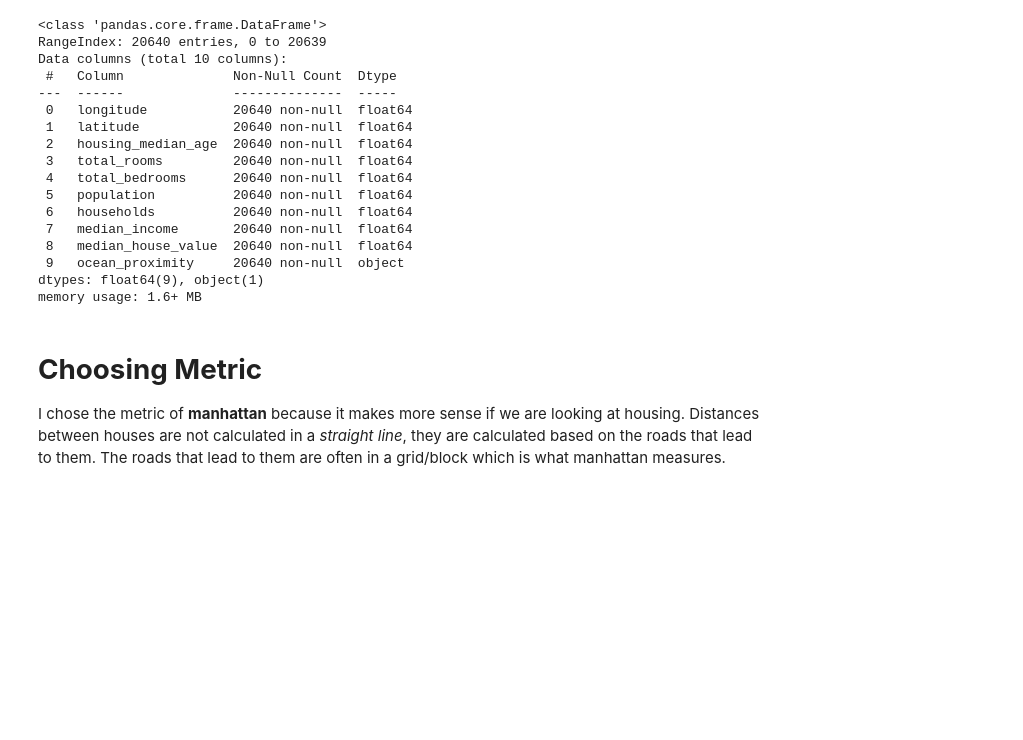
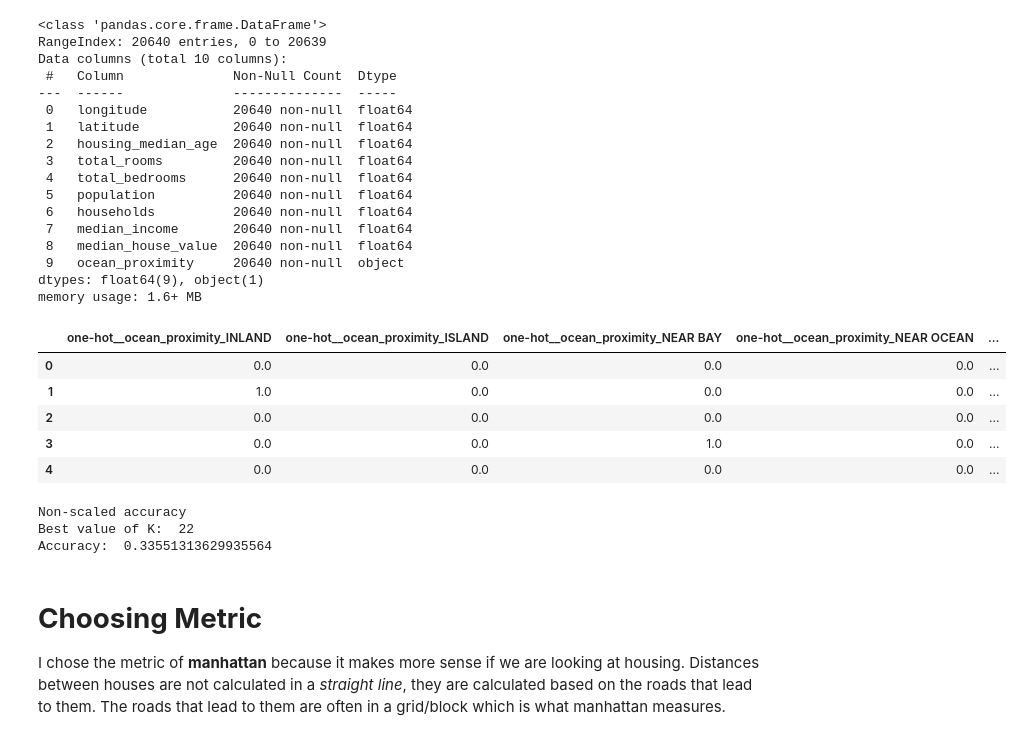
Before and after one commit to YKhalitov/College-Projects, a Jupyter notebook: RIT-Projects/Machine Learning - CSCI 335/HW2.ipynb, the cells around one changed output. Saved outputs shown, nothing was run; the diff lists cells and outputs as text; code cells hidden in the pictures; blank space fills up the shorter version.

```diff
--- a/RIT-Projects/Machine Learning - CSCI 335/HW2.ipynb
+++ b/RIT-Projects/Machine Learning - CSCI 335/HW2.ipynb
@@ -14,7 +14,7 @@ from sklearn.pipeline import Pipeline
 import sklearn.metrics as metrics
 # %%
 # Read in the data & setup
-Data = pd.read_csv("houses.csv")
+Data = pd.read_csv("https://raw.githubusercontent.com/anton-selitskiy/RIT_ML/main/2024_spring/Homeworks/HW2/HW2/houses.csv")
 onee = OneHotEncoder(drop='first')
 imp = SimpleImputer()
 sc = StandardScaler()
@@ -53,6 +53,14 @@ X_train, X_val, y_train, y_val = train_test_split(X_train, y_train, test_size=0.
 # %%
 # Create transformation where ocean_proximity is one encoded
 transformation = ColumnTransformer(transformers=[('one-hot', onee, ["ocean_proximity"])], remainder='passthrough')
 transformation.fit(X_train)
 transformation.get_feature_names_out()
 data_transformed = pd.DataFrame(transformation.transform(X_train), columns=transformation.get_feature_names_out())
+data_transformed.head()
+# %% [output]
+|  | one-hot__ocean_proximity_INLAND | one-hot__ocean_proximity_ISLAND | one-hot__ocean_proximity_NEAR BAY | one-hot__ocean_proximity_NEAR OCEAN | ... |
+| 0 | 0.0 | 0.0 | 0.0 | 0.0 | ... |
+| 1 | 1.0 | 0.0 | 0.0 | 0.0 | ... |
+| 2 | 0.0 | 0.0 | 0.0 | 0.0 | ... |
+| 3 | 0.0 | 0.0 | 1.0 | 0.0 | ... |
+| 4 | 0.0 | 0.0 | 0.0 | 0.0 | ... |
@@ -67,3 +67,36 @@ y_pred = neigh.predict(X_test_transformed)
+# %%
+# Find the best value of K
+best_score = 0
+best_k = 0
+for k in range (1, 41):
+  X_train_transformed = transformation.fit_transform(X_train)
+  neigh = KNeighborsRegressor(n_neighbors=k, metric='manhattan')
+  neigh.fit(X_train_transformed, y_train)
+
+  X_test_transformed = transformation.transform(X_test)
+  y_pred = neigh.predict(X_test_transformed)
+
+  score = metrics.explained_variance_score(y_test, y_pred)
+  if (score > best_score):
+    best_score = score
+    best_k = k
+
+
+#train our model based on the best value of K we found
+X_train_transformed = transformation.fit_transform(X_train)
+neigh = KNeighborsRegressor(n_neighbors=best_k, metric='manhattan')
+neigh.fit(X_train_transformed, y_train)
+
+X_test_transformed = transformation.transform(X_test)
+y_pred = neigh.predict(X_test_transformed)
+
+print("Non-scaled accuracy")
+print("Best value of K: ", best_k)
+print("Accuracy: ", best_score)
+# %% [output]
+Non-scaled accuracy
+Best value of K:  22
+Accuracy:  0.33551313629935564
 # %% [markdown]
 # **Choosing Metric**
 
```
Also changed, not shown: parts of 5 cells of this notebook.
